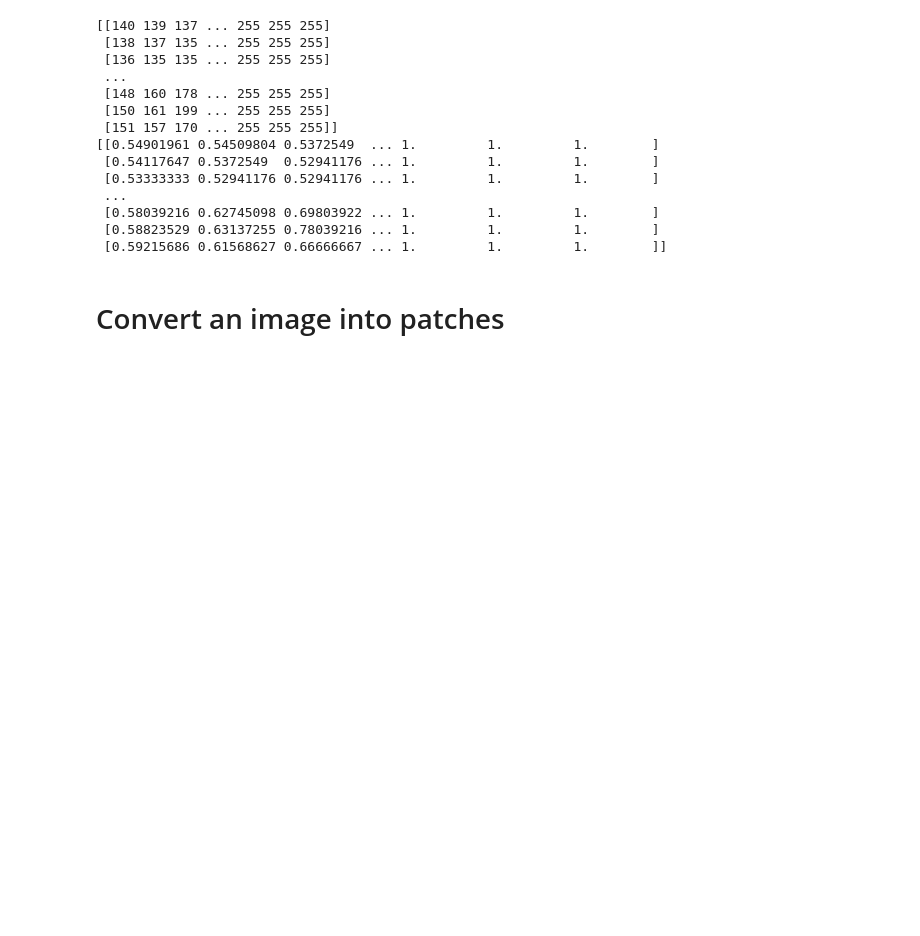
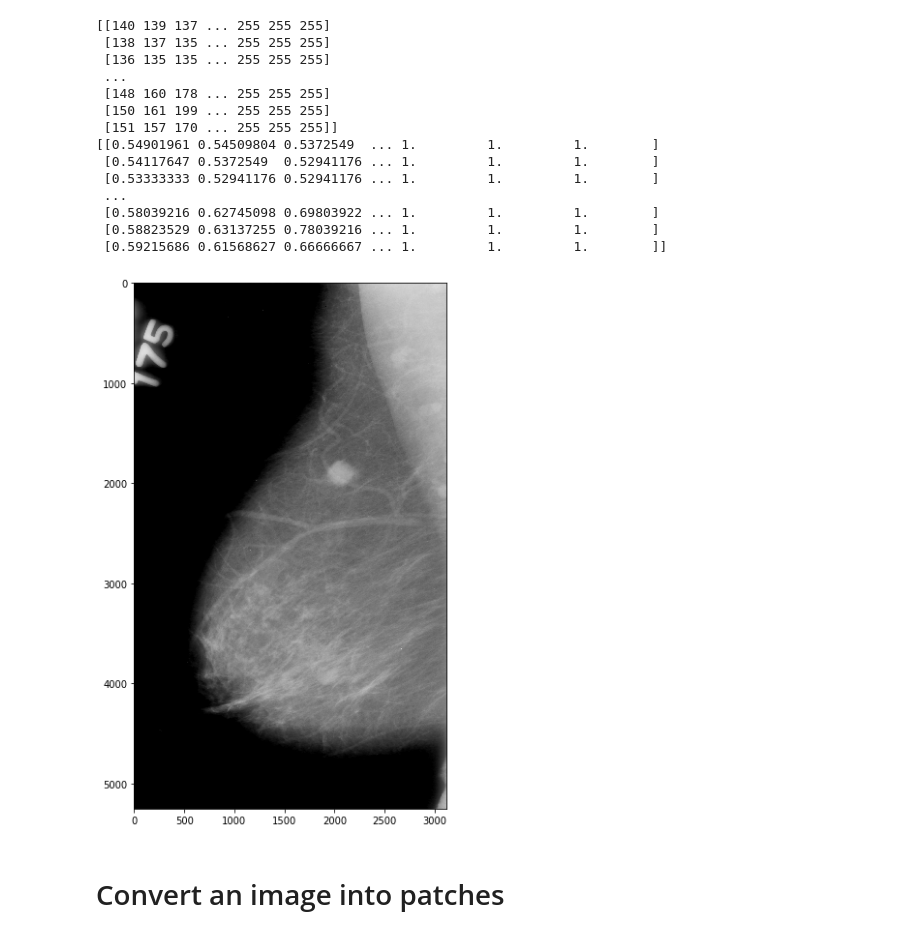
Before and after one commit to erh94/DetectionofBreastCancerUsingDL, a Jupyter notebook: MIL/preprocess-Copy1.ipynb, the cells around one changed output. Drawn from its saved outputs; the diff is of its cells as text; code cells hidden in the pictures; blank space fills up the shorter version.

```diff
--- a/MIL/preprocess-Copy1.ipynb
+++ b/MIL/preprocess-Copy1.ipynb
@@ -439,9 +440,13 @@ print(img)
  [0.59215686 0.61568627 0.66666667 ... 1.         1.         1.        ]]
 # %%
 plt.imshow(imgPIL)
-imgPIL = imgPIL.convert("L")
-imgPIL.save('../images/'+filename+'.png')
-patches=torchvision.transforms.functional.ten_crop(imgPIL, 512, vertical_flip=False)
+# imgPIL = imgPIL.convert("L")
+# imgPIL.save('../images/'+filename+'.png')
+
+from skimage import io, transform
+image = io.imread('../images/'+filename+'.png')
+# %% [output]
+[figure, added]
 # %%
 idx=np.random.randint(0,2221)
 # idx=24
```
Also changed, not shown: parts of 3 cells of this notebook.
